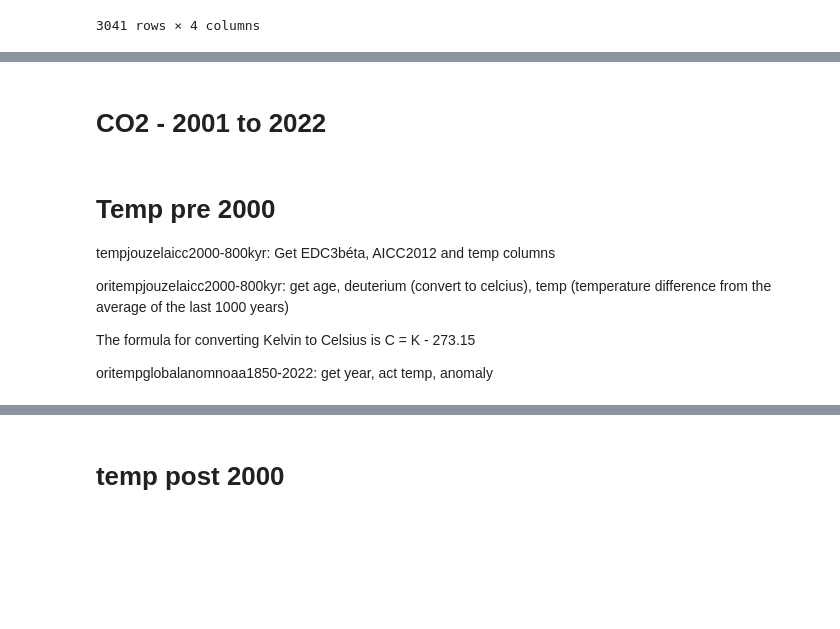
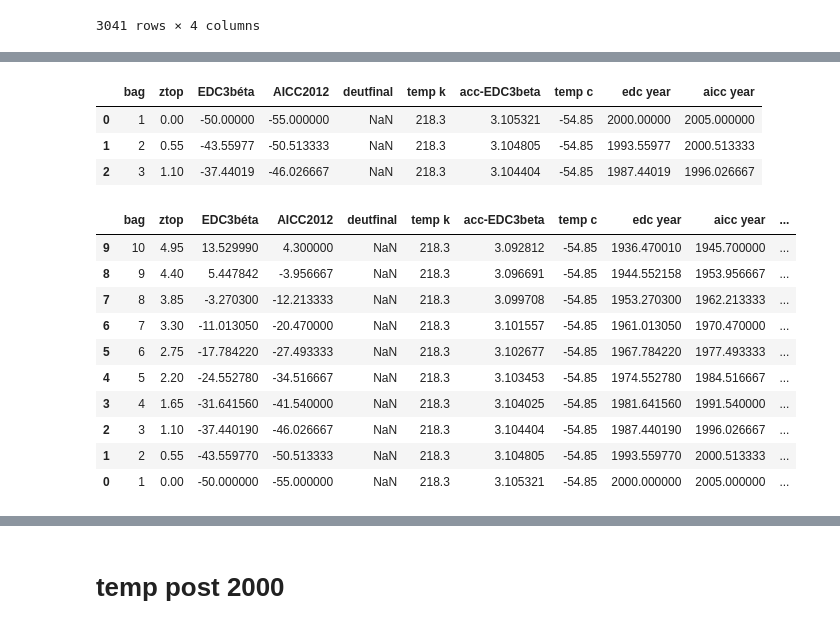
Before and after one commit to nurbujang/2progdaw23, a Jupyter notebook: data.ipynb, the cells around one changed output, grey strips where cells are left out. Drawn from its saved outputs; the diff is of its cells as text; code cells hidden in the pictures; blank space fills up the shorter version.

```diff
--- a/data.ipynb
+++ b/data.ipynb
@@ -147,2 +119,9 @@ df_co2_pre2001 = pd.concat([df_co2_pre2001, df_co2_luthi])
+# %%
+df_temp = pd.read_csv('data/at/tempjouzelaicc2005-800kyr.csv')
 # %%
-df_co2_pre2001.head(3)
+df_temp.head(3)
+# %% [output]
+|  | bag | ztop | EDC3béta | AICC2012 | deutfinal | temp k | acc-EDC3beta | temp c | edc year | aicc year |
+| 0 | 1 | 0.00 | -50.00000 | -55.000000 | NaN | 218.3 | 3.105321 | -54.85 | 2000.00000 | 2005.000000 |
+| 1 | 2 | 0.55 | -43.55977 | -50.513333 | NaN | 218.3 | 3.104805 | -54.85 | 1993.55977 | 2000.513333 |
+| 2 | 3 | 1.10 | -37.44019 | -46.026667 | NaN | 218.3 | 3.104404 | -54.85 | 1987.44019 | 1996.026667 |
@@ -151,2 +127,0 @@ px.line(x='Gasage (yr BP) ', y=[])
-# %% [markdown]
-# CO2 - 2001 to 2022
@@ -161,10 +141,14 @@ df_co2.plot.scatter(x='year', y='CO2 (ppmv)', figsize=(15,5));
-# %% [markdown]
-# Temp pre 2000
-
-tempjouzelaicc2000-800kyr: Get EDC3béta, AICC2012 and temp columns
-
-oritempjouzelaicc2000-800kyr: get age, deuterium (convert to celcius), temp (temperature difference from the average of the last 1000 years)
-
-The formula for converting Kelvin to Celsius is C = K - 273.15
-
-oritempglobalanomnoaa1850-2022: get year, act temp, anomaly
+# %%
+df_temp.tail(10)
+# %% [output]
+|  | bag | ztop | EDC3béta | AICC2012 | deutfinal | temp k | acc-EDC3beta | temp c | edc year | aicc year | ... |
+| 9 | 10 | 4.95 | 13.529990 | 4.300000 | NaN | 218.3 | 3.092812 | -54.85 | 1936.470010 | 1945.700000 | ... |
+| 8 | 9 | 4.40 | 5.447842 | -3.956667 | NaN | 218.3 | 3.096691 | -54.85 | 1944.552158 | 1953.956667 | ... |
+| 7 | 8 | 3.85 | -3.270300 | -12.213333 | NaN | 218.3 | 3.099708 | -54.85 | 1953.270300 | 1962.213333 | ... |
+| 6 | 7 | 3.30 | -11.013050 | -20.470000 | NaN | 218.3 | 3.101557 | -54.85 | 1961.013050 | 1970.470000 | ... |
+| 5 | 6 | 2.75 | -17.784220 | -27.493333 | NaN | 218.3 | 3.102677 | -54.85 | 1967.784220 | 1977.493333 | ... |
+| 4 | 5 | 2.20 | -24.552780 | -34.516667 | NaN | 218.3 | 3.103453 | -54.85 | 1974.552780 | 1984.516667 | ... |
+| 3 | 4 | 1.65 | -31.641560 | -41.540000 | NaN | 218.3 | 3.104025 | -54.85 | 1981.641560 | 1991.540000 | ... |
+| 2 | 3 | 1.10 | -37.440190 | -46.026667 | NaN | 218.3 | 3.104404 | -54.85 | 1987.440190 | 1996.026667 | ... |
+| 1 | 2 | 0.55 | -43.559770 | -50.513333 | NaN | 218.3 | 3.104805 | -54.85 | 1993.559770 | 2000.513333 | ... |
+| 0 | 1 | 0.00 | -50.000000 | -55.000000 | NaN | 218.3 | 3.105321 | -54.85 | 2000.000000 | 2005.000000 | ... |
```
Also changed, not shown: parts of 25 cells of this notebook, 12 other files.
